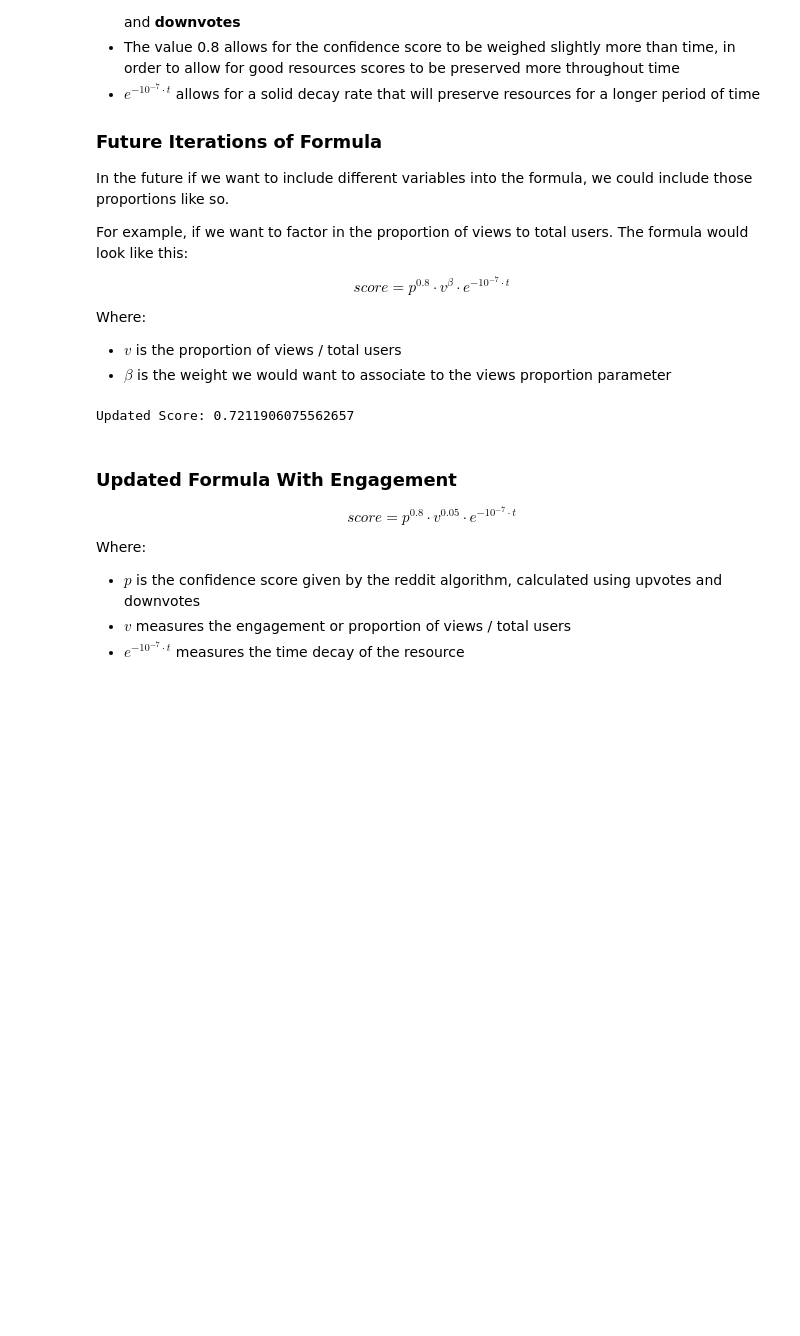
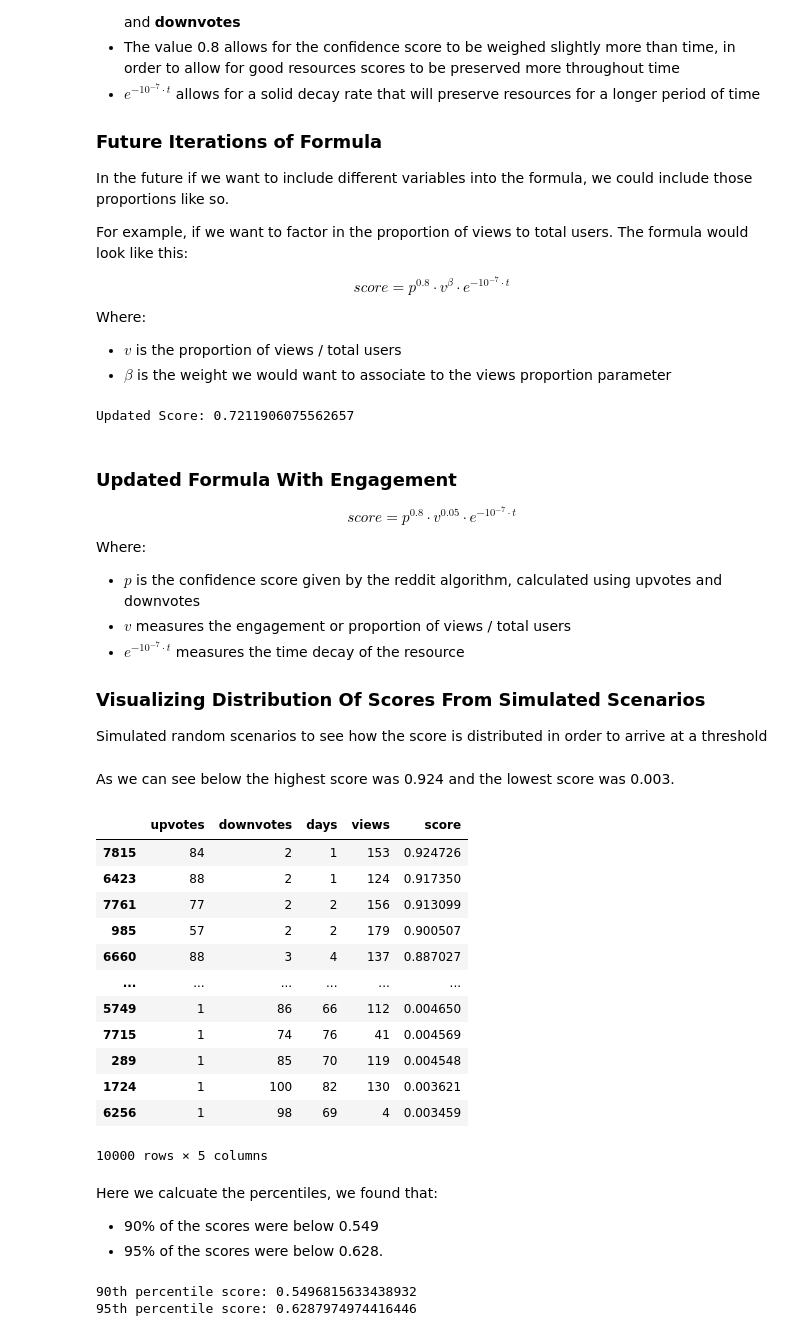
Before and after one commit to aureliobarrios/machine-learning, a Jupyter notebook: notebooks/algorithm.ipynb, the cells around one changed output. Drawn from its saved outputs; the diff is of its cells as text; code cells hidden in the pictures; blank space fills up the shorter version.

```diff
--- a/notebooks/algorithm.ipynb
+++ b/notebooks/algorithm.ipynb
@@ -148,3 +150,7 @@ Where:
 - $p$ is the confidence score given by the reddit algorithm, calculated using upvotes and downvotes
 - $v$ measures the engagement or proportion of views / total users
 - $e^{-10^{-7}\cdot t}$ measures the time decay of the resource
+
+### Visualizing Distribution Of Scores From Simulated Scenarios
+
+Simulated random scenarios to see how the score is distributed in order to arrive at a threshold
@@ -150,0 +181,31 @@ Where:
+# %% [markdown]
+As we can see below the highest score was 0.924 and the lowest score was 0.003.
+# %%
+#get the sorted values
+df.sort_values(by='score', ascending=False)
+# %% [output]
+|  | upvotes | downvotes | days | views | score |
+| 7815 | 84 | 2 | 1 | 153 | 0.924726 |
+| 6423 | 88 | 2 | 1 | 124 | 0.917350 |
+| 7761 | 77 | 2 | 2 | 156 | 0.913099 |
+| 985 | 57 | 2 | 2 | 179 | 0.900507 |
+| 6660 | 88 | 3 | 4 | 137 | 0.887027 |
+| ... | ... | ... | ... | ... | ... |
+| 5749 | 1 | 86 | 66 | 112 | 0.004650 |
+| 7715 | 1 | 74 | 76 | 41 | 0.004569 |
+| 289 | 1 | 85 | 70 | 119 | 0.004548 |
+| 1724 | 1 | 100 | 82 | 130 | 0.003621 |
+| 6256 | 1 | 98 | 69 | 4 | 0.003459 |
+10000 rows × 5 columns
+# %% [markdown]
+Here we calcuate the percentiles, we found that:
+- 90% of the scores were below 0.549
+- 95% of the scores were below 0.628.
+# %%
+#get the score for 90th percentile
+print(f"90th percentile score: {df.score.quantile(0.9)}")
+#get the score for 95th percentile
+print(f"95th percentile score: {df.score.quantile(0.95)}")
+# %% [output]
+90th percentile score: 0.5496815633438932
+95th percentile score: 0.6287974974416446
```
Also changed, not shown: parts of 16 cells of this notebook, 1 other file.
